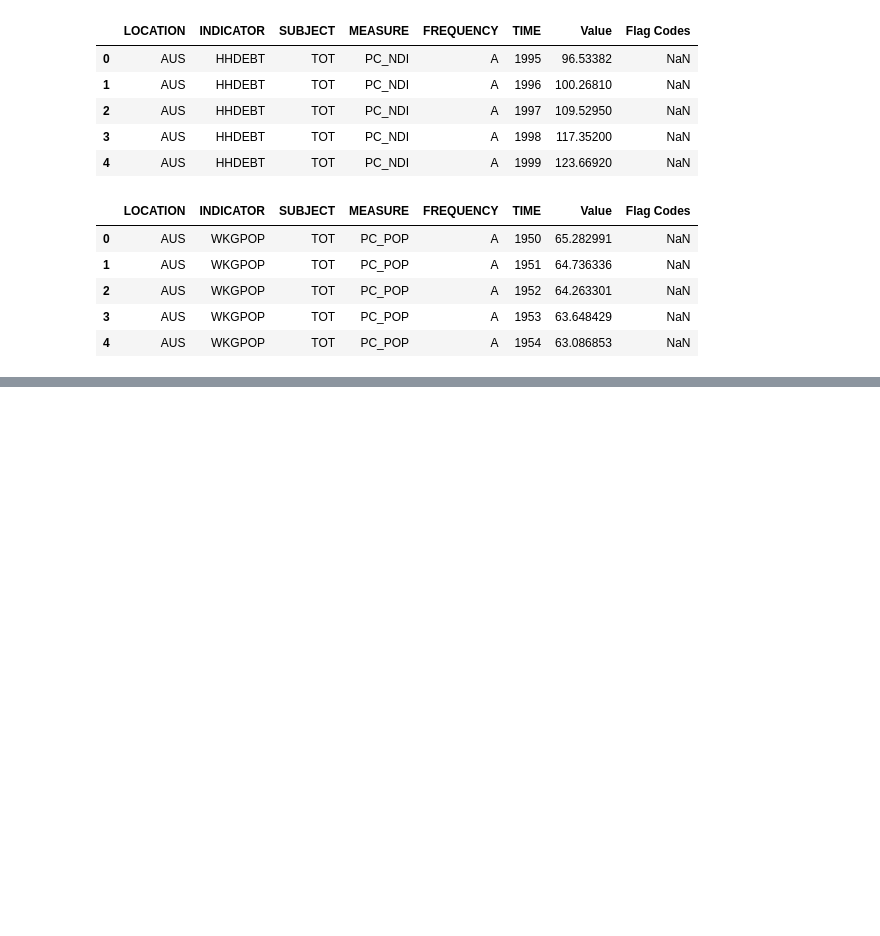
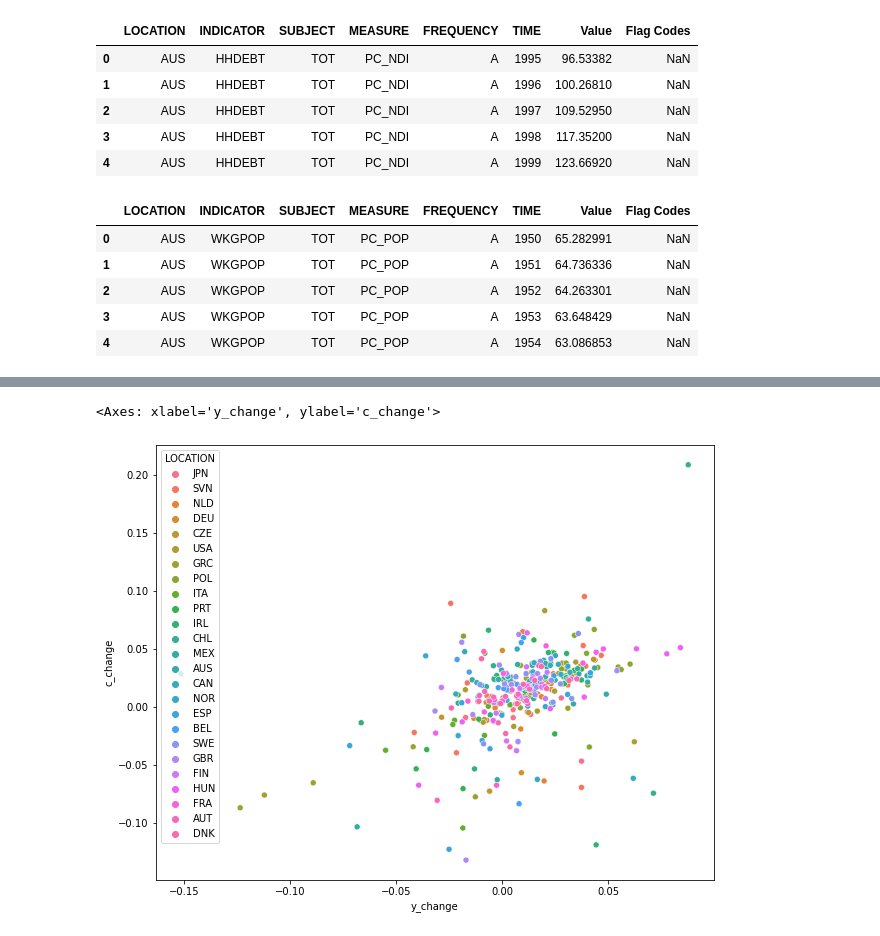
Before and after one commit to danielgsura/macro, a Jupyter notebook: GDP/mpc/MPC_calculation_OECD.ipynb, the cells around one changed output, grey strips where cells are left out. Drawn from its saved outputs; the diff is of its cells as text; code cells hidden in the pictures; blank space fills up the shorter version.

```diff
--- a/GDP/mpc/MPC_calculation_OECD.ipynb
+++ b/GDP/mpc/MPC_calculation_OECD.ipynb
@@ -75,0 +103,9 @@ df_pop.head()
+# %%
+# Exoenditure
+df_c1 = df_c[df_c['MEASURE'] == 'AGRWTH'].copy()
+#df_c1 = df_c1[df_c1['SUBJECT'] == 'TOT']
+df_c1.rename(columns ={'Value':'c_change'}, inplace = True)
+df_c1 = df_c1[['LOCATION', 'TIME', 'c_change']]
+df_c1['c_change'] = df_c1['c_change'] / 100
+df_c1['key'] = df_c1['LOCATION'] + df_c1['TIME'].astype(str)
+df_c1.head()
@@ -75,0 +119,8 @@ df_pop.head()
+# %%
+# income
+df_y1 = df_y[df_y['SUBJECT'] =='GROSS'].copy()
+df_y1.rename(columns = {'Value':'y_change'}, inplace = True)
+df_y1 = df_y1[['LOCATION', 'TIME', 'y_change']]
+df_y1['y_change'] = df_y1['y_change']/100
+df_y1['key'] = df_y1['LOCATION'] + df_y1['TIME'].astype(str)
+df_y1.head()
@@ -75,0 +203,19 @@ df_pop.head()
+# %%
+df_m1 = df_c1.merge(df_y1.drop(columns = ['LOCATION', 'TIME']), how='inner', on ='key')
+df_m2 = df_m1.merge(df_ine1.drop(columns = ['LOCATION', 'TIME']), how='inner', on ='key')
+df_m3 = df_m2.merge(df_pop1.drop(columns = ['LOCATION', 'TIME']), how='inner', on ='key')
+df_m4 = df_m3.merge(df_edu1w.drop(columns = ['LOCATION', 'TIME']), how='inner', on ='key')
+df_m5 = df_m4.merge(df_d1.drop(columns = ['LOCATION', 'TIME']), how='inner', on ='key')
+
+print(len(df_c1), 'filas tabla consumo')
+print(len(df_y1), 'filas tabla ingreso')
+print(len(df_ine1), 'filas tabla gini')
+print(len(df_ine1), 'filas tabla working age pop')
+print(len(df_edu1w), 'filas tabla education')
+print(len(df_d1), 'filas tabla debt')
+print(len(df_m1), 'filas tabla consumo + ingreso')
+print(len(df_m2), 'filas tabla consumo + ingreso + gini')
+print(len(df_m3), 'filas tabla consumo + ingreso + gini + pop')
+print(len(df_m4), 'filas tabla consumo + ingreso + gini + pop + edu')
+print(len(df_m5), 'filas tabla consumo + ingreso + gini + pop + edu + debt')
+df_m5.head()
@@ -75,0 +240,6 @@ df_pop.head()
+# %%
+plt.figure(figsize = (10,8))
+sns.scatterplot(data = df_m1, x = 'y_change', y='c_change', hue = 'LOCATION')
+# %% [output]
+<Axes: xlabel='y_change', ylabel='c_change'>
+[figure, added]
```
Also changed, not shown: parts of 32 cells of this notebook, 13 other files.
